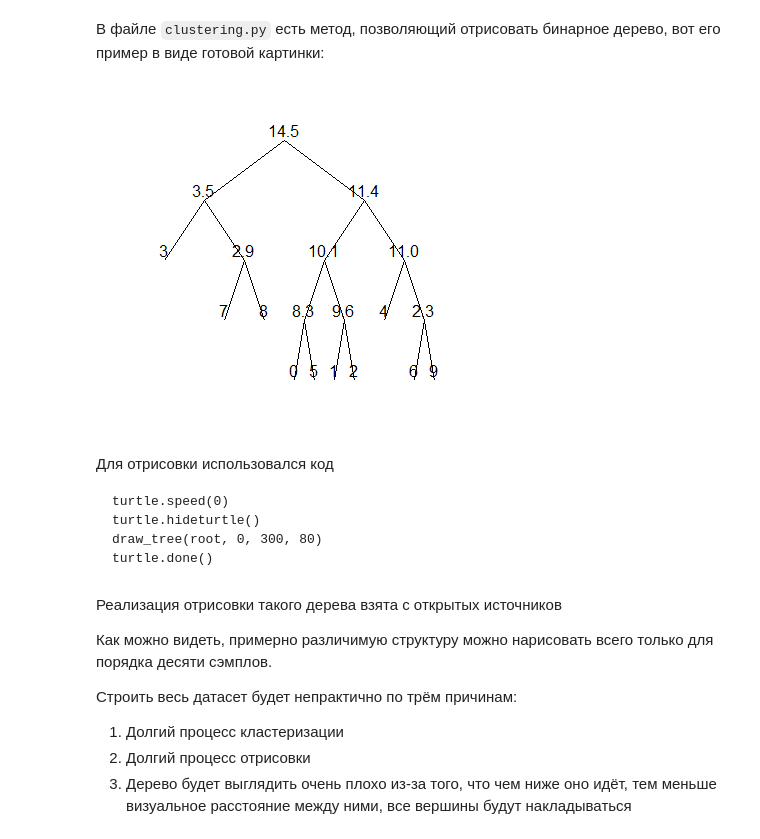
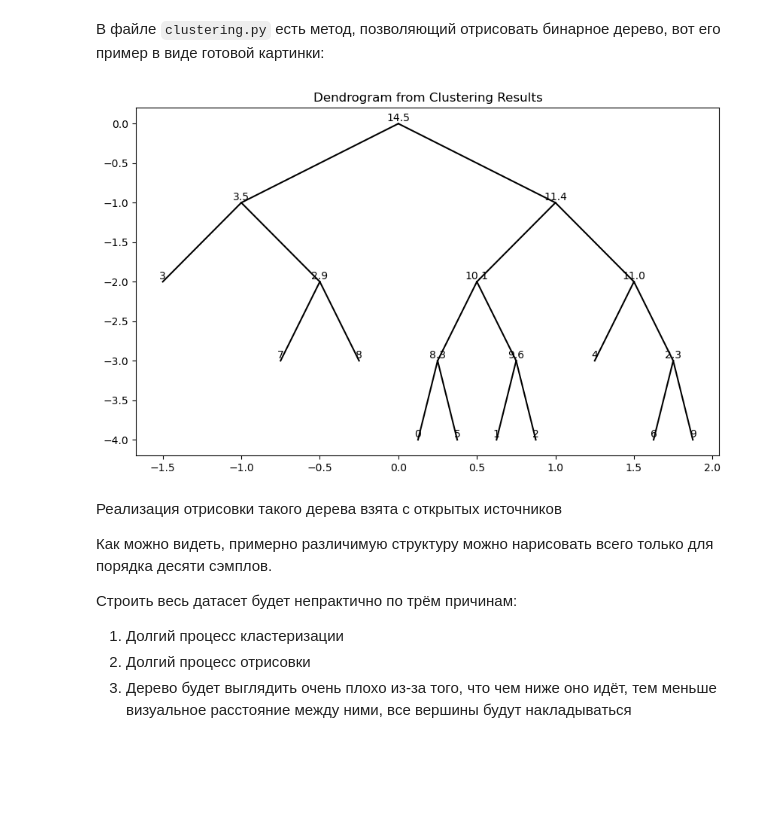
Before and after one commit to EHAT32/mathModelling, a Jupyter notebook: hw1/hw1.ipynb, the cells around one changed output. Saved outputs shown, nothing was run; the diff lists cells and outputs as text; code cells hidden in the pictures; blank space fills up the shorter version.

Commit message:
upd images

````diff
--- a/hw1/hw1.ipynb
+++ b/hw1/hw1.ipynb
@@ -111,17 +112,15 @@ import clustering
 root = clustering.single_linkage(data[:10])
 # %% [markdown]
 В файле ```clustering.py``` есть метод, позволяющий отрисовать бинарное дерево, вот его пример в виде готовой картинки:
-# %% [markdown]
-![image.png](attachment:image.png)
-# %% [markdown]
-Для отрисовки использовался код
-
-```
-turtle.speed(0)
-turtle.hideturtle()
-draw_tree(root, 0, 300, 80)
-turtle.done()
-```
+# %%
+plt.figure(figsize=(10, 6))
+plt.title('Dendrogram from Clustering Results')
+
+clustering.plot_u_dendrogram(root)
+
+plt.show()
+# %% [output]
+[figure, added]
 # %% [markdown]
 Реализация отрисовки такого дерева взята с открытых источников
 
````
Also changed, not shown: parts of 8 cells of this notebook.
